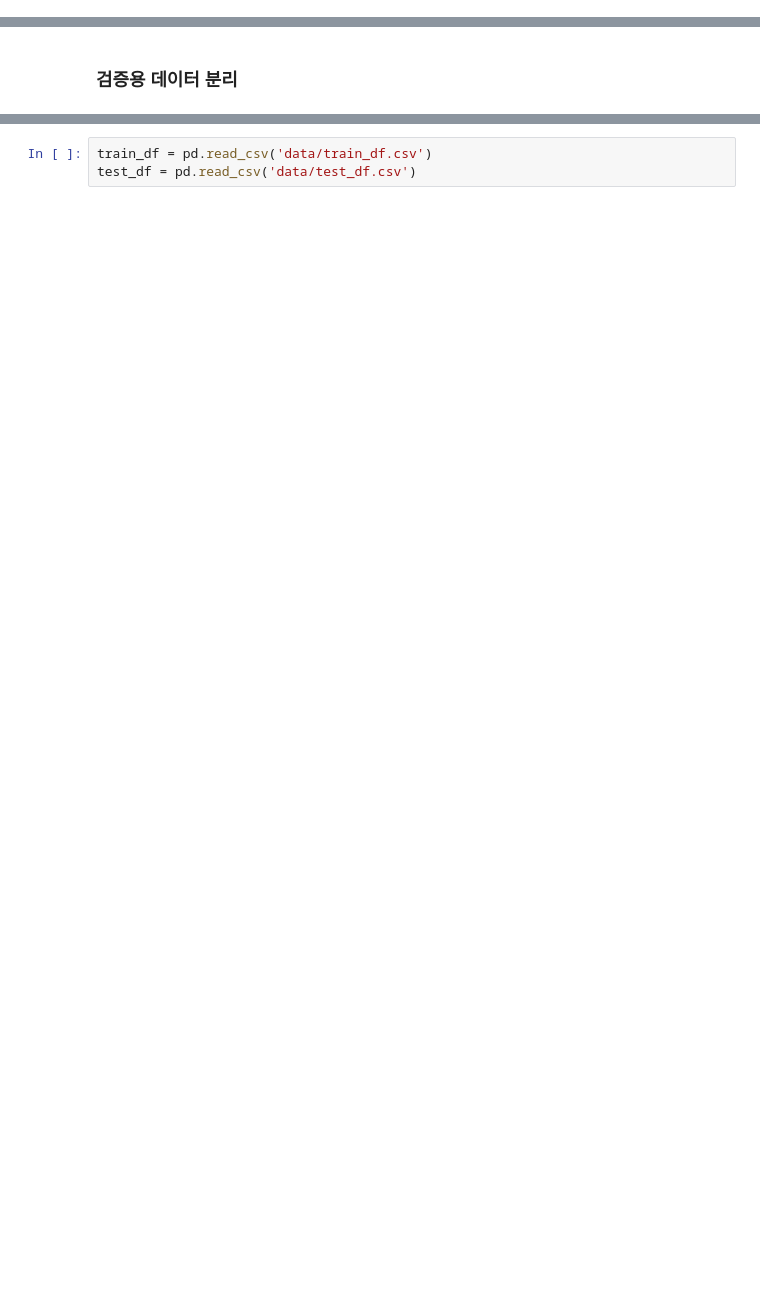
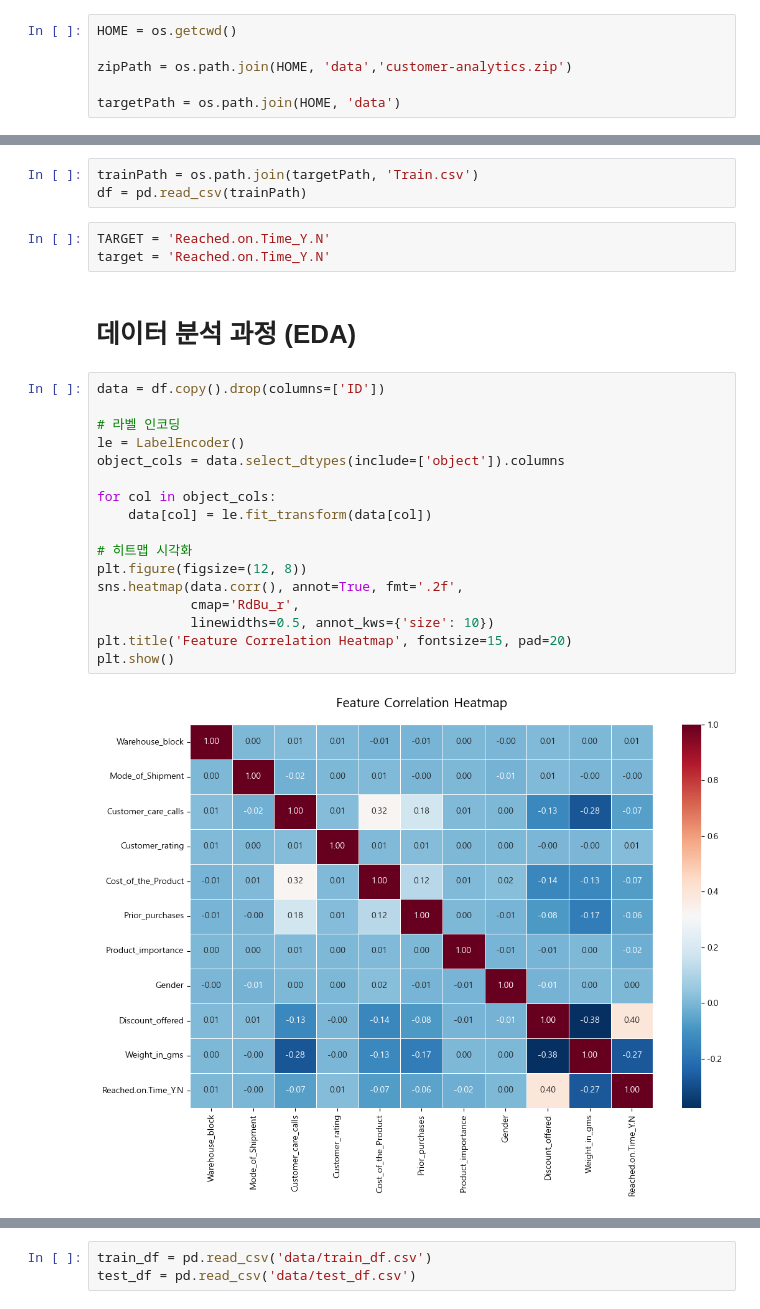
Before and after one commit to lamph0880/E-commerce, a Jupyter notebook: MiniProject.ipynb, the cells around one changed output, grey strips where cells are left out. Drawn from its saved outputs; the diff is of its cells as text; blank space fills up the shorter version.

```diff
--- a/MiniProject.ipynb
+++ b/MiniProject.ipynb
@@ -4 +53,7 @@
+# %%
+HOME = os.getcwd()
+
+zipPath = os.path.join(HOME, 'data','customer-analytics.zip')
+
+targetPath = os.path.join(HOME, 'data')
 # %%
@@ -44,3 +64,28 @@ Train
-# %% [markdown]
-### 검증용 데이터 분리
+# %%
+trainPath = os.path.join(targetPath, 'Train.csv')
+df = pd.read_csv(trainPath)
+# %%
+TARGET = 'Reached.on.Time_Y.N'
+target = 'Reached.on.Time_Y.N'
+# %% [markdown]
+# 데이터 분석 과정 (EDA)
+# %%
+data = df.copy().drop(columns=['ID'])
+
+# 라벨 인코딩
+le = LabelEncoder()
+object_cols = data.select_dtypes(include=['object']).columns
+
+for col in object_cols:
+    data[col] = le.fit_transform(data[col])
+
+# 히트맵 시각화
+plt.figure(figsize=(12, 8))
+sns.heatmap(data.corr(), annot=True, fmt='.2f',
+            cmap='RdBu_r',
+            linewidths=0.5, annot_kws={'size': 10})
+plt.title('Feature Correlation Heatmap', fontsize=15, pad=20)
+plt.show()
+# %% [output]
+[figure, added]
 # %%
```
Also changed, not shown: parts of 37 cells of this notebook, 2 other files.
